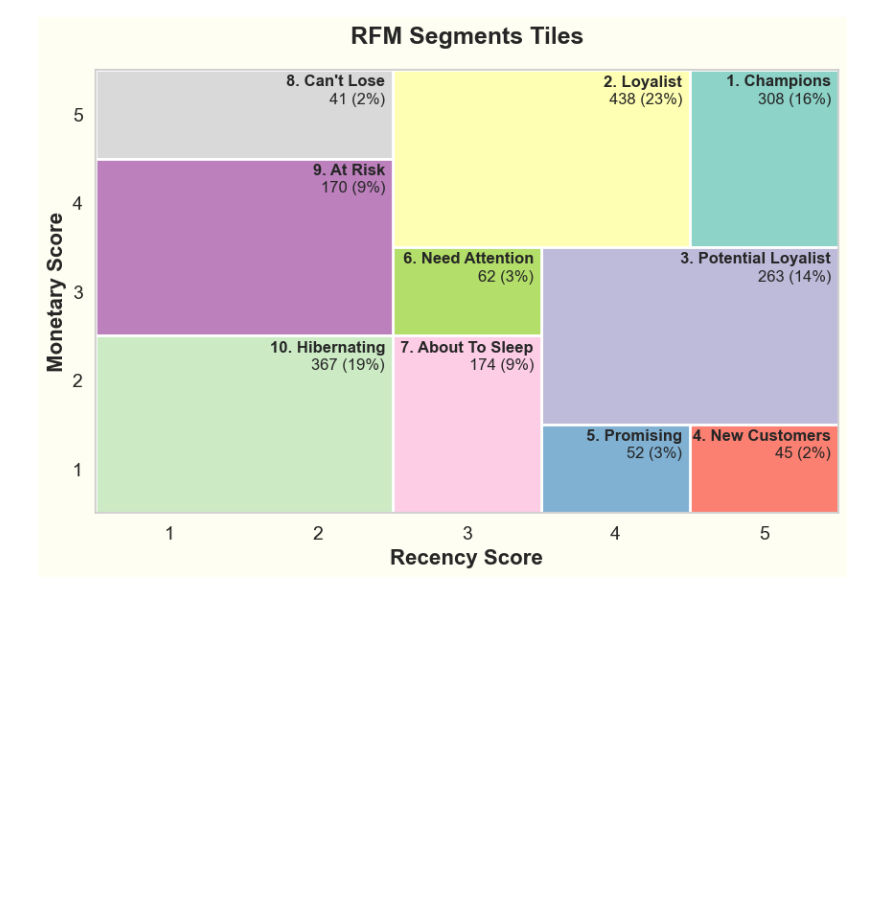
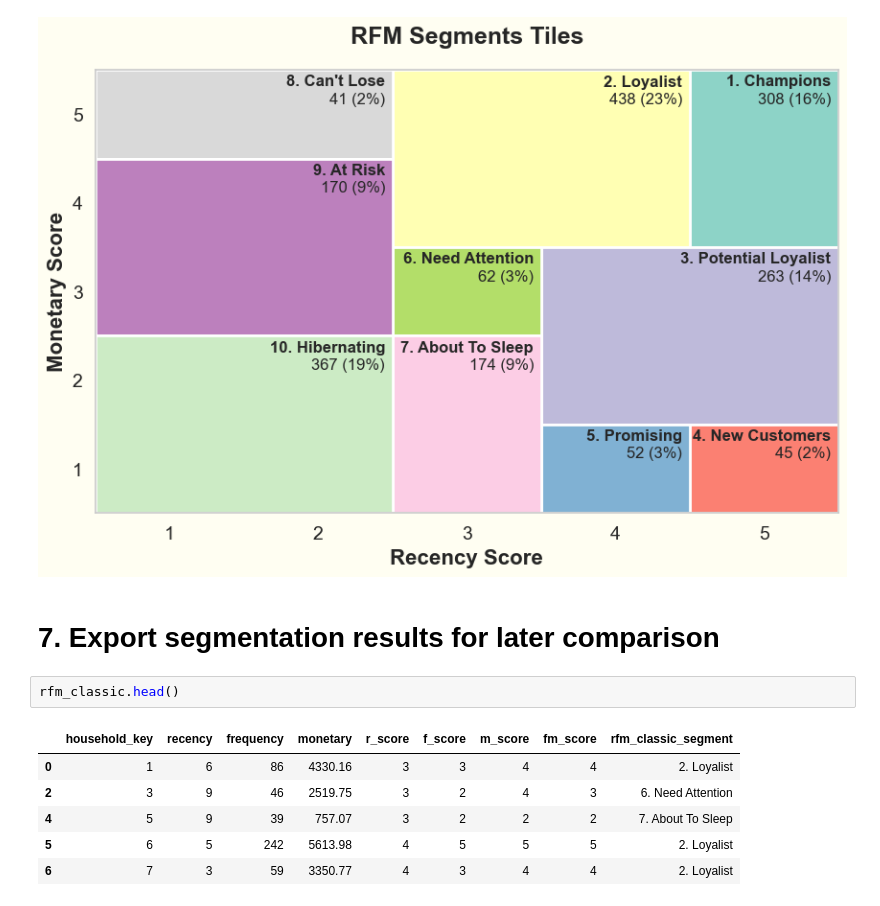
Before and after one commit to liemnh98/LJMU-Data-Science-Masters-Dissertation, a Jupyter notebook: 3b-rfm_per_customer.ipynb, the cells around one changed output. Cells and saved outputs as stored; diff of their text form; blank space fills up the shorter version.

Commit message:
export classic segmentation results

```diff
--- a/3b-rfm_per_customer.ipynb
+++ b/3b-rfm_per_customer.ipynb
@@ -349,3 +349,14 @@ plt.grid(False)
 plt.show()
 # %% [output]
 [figure]
+# %% [markdown]
+# 7. Export segmentation results for later comparison
+# %%
+rfm_classic.head()
+# %% [output]
+|  | household_key | recency | frequency | monetary | r_score | f_score | m_score | fm_score | rfm_classic_segment |
+| 0 | 1 | 6 | 86 | 4330.16 | 3 | 3 | 4 | 4 | 2. Loyalist |
+| 2 | 3 | 9 | 46 | 2519.75 | 3 | 2 | 4 | 3 | 6. Need Attention |
+| 4 | 5 | 9 | 39 | 757.07 | 3 | 2 | 2 | 2 | 7. About To Sleep |
+| 5 | 6 | 5 | 242 | 5613.98 | 4 | 5 | 5 | 5 | 2. Loyalist |
+| 6 | 7 | 3 | 59 | 3350.77 | 4 | 3 | 4 | 4 | 2. Loyalist |
```
Also changed, not shown: parts of 2 cells of this notebook, 1 other file.
